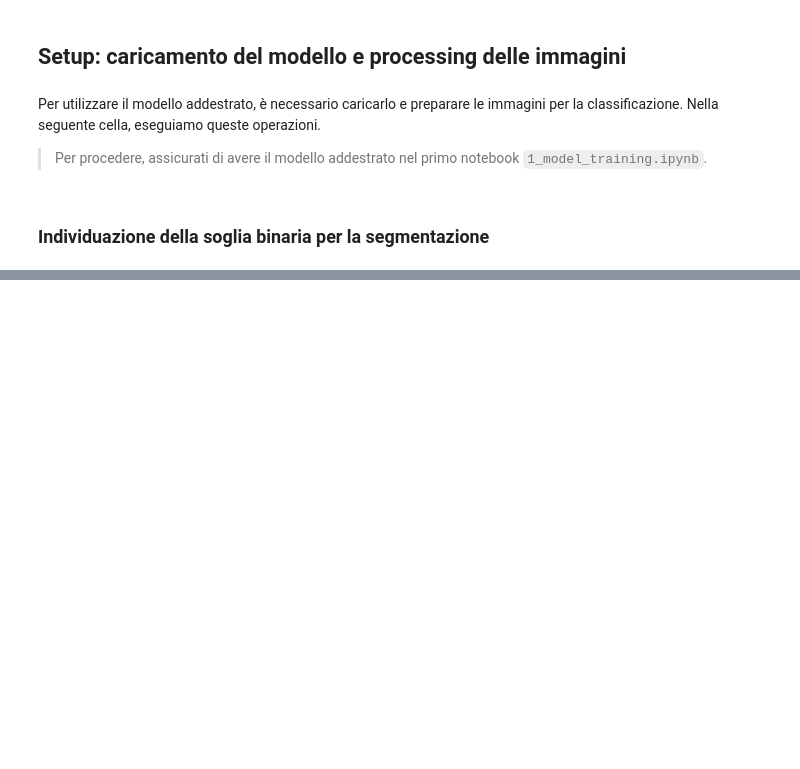
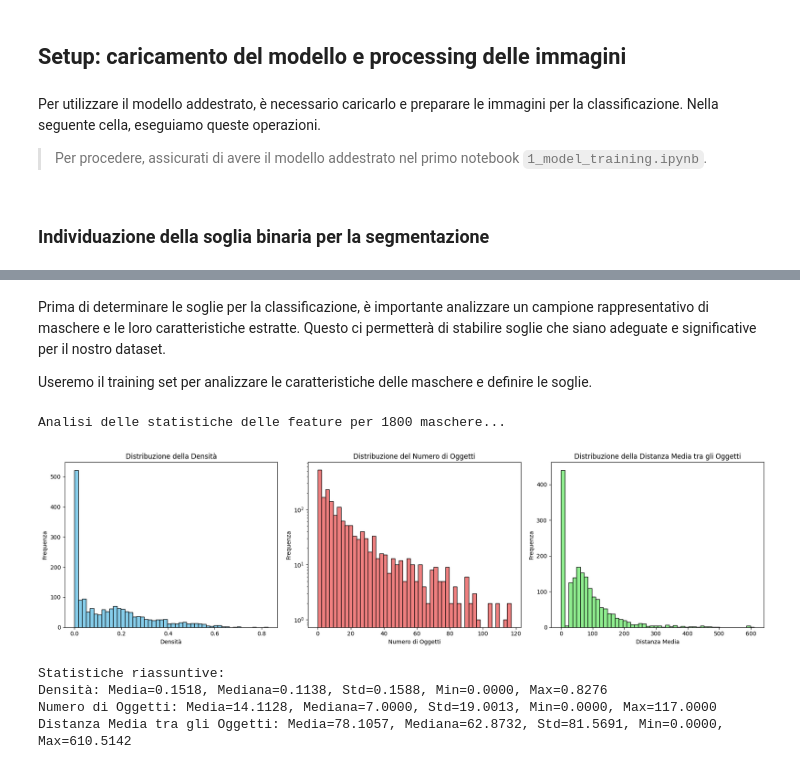
Before and after one commit to Zettaiki/sec-var-2025, a Jupyter notebook: src/python/2_classification.ipynb, the cells around one changed output, grey strips where cells are left out. Cells and saved outputs as stored; diff of their text form; code cells hidden in the pictures; blank space fills up the shorter version.

```diff
--- a/src/python/2_classification.ipynb
+++ b/src/python/2_classification.ipynb
@@ -68,0 +194,24 @@ loaded_model=keras.models.load_model(PATH_MODEL / "UnetWSatellite.keras", custom
+# %%
+def feature_extraction(mask):
+    mask = (mask > 0).astype(np.uint8)
+
+    density = np.sum(mask) / mask.size
+    labeled, num_obj = ndimage.label(mask)
+    centroids = []
+    for i in range(1, num_obj+1):
+        coords = np.argwhere(labeled == i)
+        if coords.size > 0:
+            centroids.append(coords.mean(axis=0))
+
+    nearest_neighbor_distance = 0
+    if len(centroids) > 1:
+        DM = distance_matrix(centroids, centroids)
+        np.fill_diagonal(DM, np.inf)
+        nearest_distances = DM.min(axis=1)
+        nearest_neighbor_distance = np.mean(nearest_distances)
+
+    return density, num_obj, nearest_neighbor_distance
+# %% [markdown]
+Prima di determinare le soglie per la classificazione, è importante analizzare un campione rappresentativo di maschere e le loro caratteristiche estratte. Questo ci permetterà di stabilire soglie che siano adeguate e significative per il nostro dataset.
+
+Useremo il training set per analizzare le caratteristiche delle maschere e definire le soglie.
@@ -68,0 +278,9 @@ loaded_model=keras.models.load_model(PATH_MODEL / "UnetWSatellite.keras", custom
+# %%
+analyze_feature_statistics(PATH_TRAIN_DATASET_PROCESSED / "gt", sample_ratio=0.1)
+# %% [output]
+Analisi delle statistiche delle feature per 1800 maschere...
+[figure, added]
+Statistiche riassuntive:
+Densità: Media=0.1518, Mediana=0.1138, Std=0.1588, Min=0.0000, Max=0.8276
+Numero di Oggetti: Media=14.1128, Mediana=7.0000, Std=19.0013, Min=0.0000, Max=117.0000
+Distanza Media tra gli Oggetti: Media=78.1057, Mediana=62.8732, Std=81.5691, Min=0.0000, Max=610.5142
```
Also changed, not shown: parts of 24 cells of this notebook.
